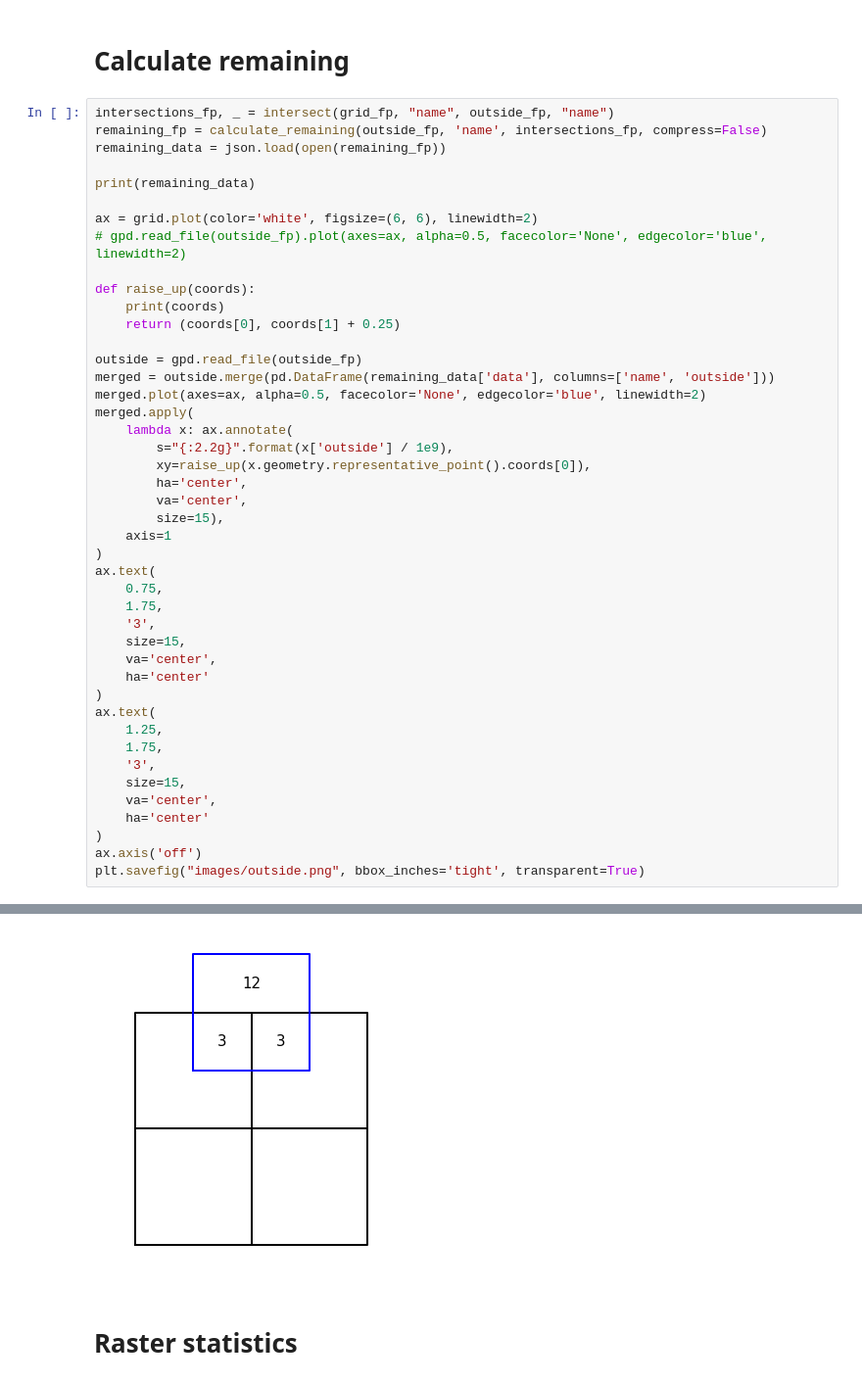
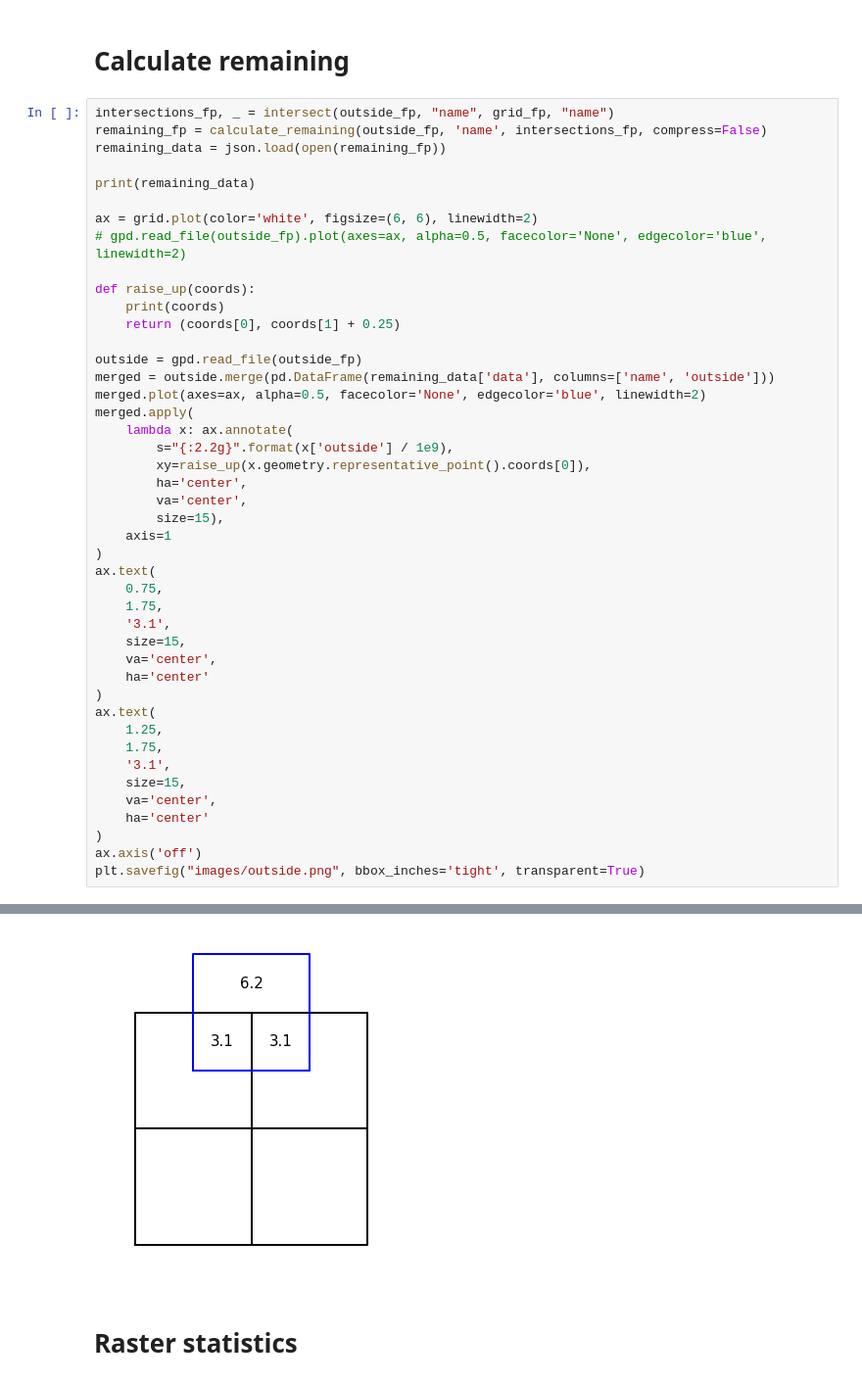
Before and after one commit to cmutel/pandarus, a Jupyter notebook: docs/doc_graphics.ipynb, the cells around one changed output, grey strips where cells are left out. Shown: that part at 98% size. Drawn from its saved outputs; the diff is of its cells as text.

```diff
--- a/docs/doc_graphics.ipynb
+++ b/docs/doc_graphics.ipynb
@@ -62,7 +73,7 @@ plt.savefig("images/two-vectors.png", bbox_inches='tight', transparent=True)
 # %% [markdown]
 # Calculate remaining
 # %%
-intersections_fp, _ = intersect(grid_fp, "name", outside_fp, "name")
+intersections_fp, _ = intersect(outside_fp, "name", grid_fp, "name")
 remaining_fp = calculate_remaining(outside_fp, 'name', intersections_fp, compress=False)
 remaining_data = json.load(open(remaining_fp))
 
@@ -90,7 +101,7 @@ merged.apply(
 ax.text(
     0.75,
     1.75,
-    '3',
+    '3.1',
     size=15,
     va='center',
     ha='center'
@@ -98,7 +109,7 @@ ax.text(
 ax.text(
     1.25,
     1.75,
-    '3',
+    '3.1',
     size=15,
     va='center',
     ha='center'
@@ -110,5 +121,5 @@ plt.savefig("images/outside.png", bbox_inches='tight', transparent=True)
 (1.0, 2.0)
-[figure, old version]
+[figure, new version]
 # %% [markdown]
 # Raster statistics
 # %%
```
Also changed, not shown: parts of 2 cells of this notebook, 2 other files.
